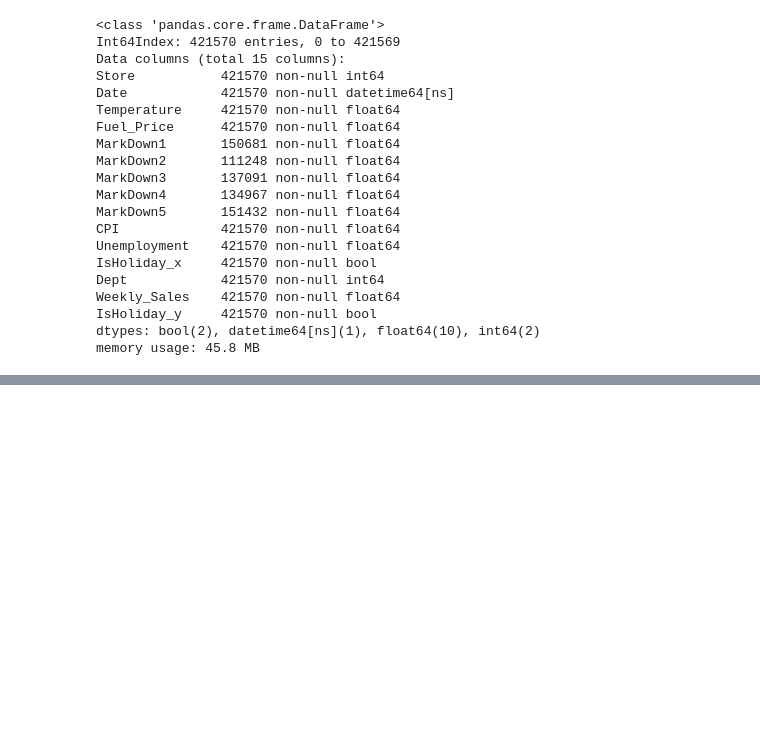
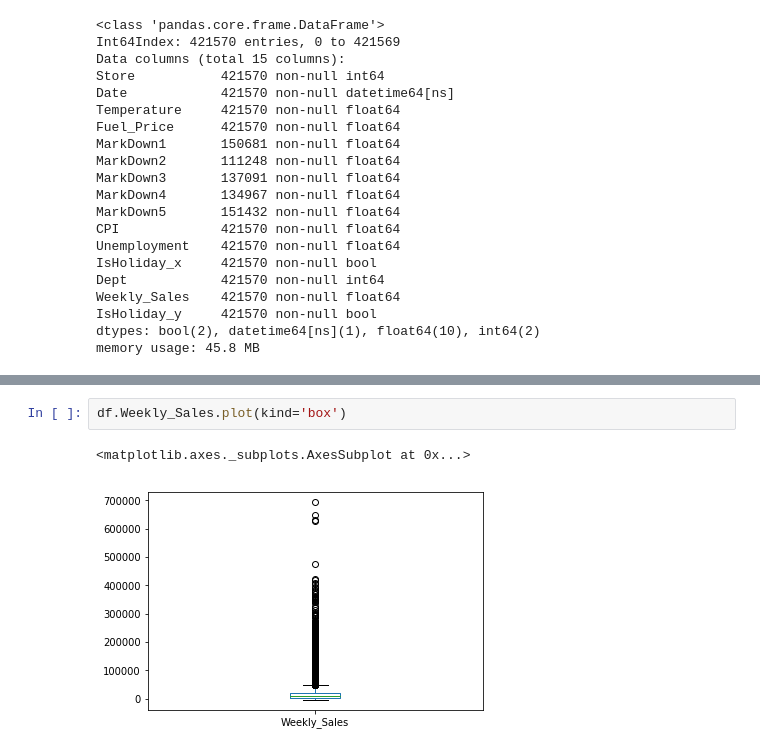
Before and after one commit to ayoitsdanyo/springboard, a Jupyter notebook: dataWrangling_eda.ipynb, the cells around one changed output, grey strips where cells are left out. Drawn from its saved outputs; the diff is of its cells as text; blank space fills up the shorter version.

```diff
--- a/dataWrangling_eda.ipynb
+++ b/dataWrangling_eda.ipynb
@@ -116,0 +197,5 @@ df.describe()
+# %%
+df.Weekly_Sales.plot(kind='box')
+# %% [output]
+<matplotlib.axes._subplots.AxesSubplot at 0x...>
+[figure, added]
```
Also changed, not shown: parts of 13 cells of this notebook.
